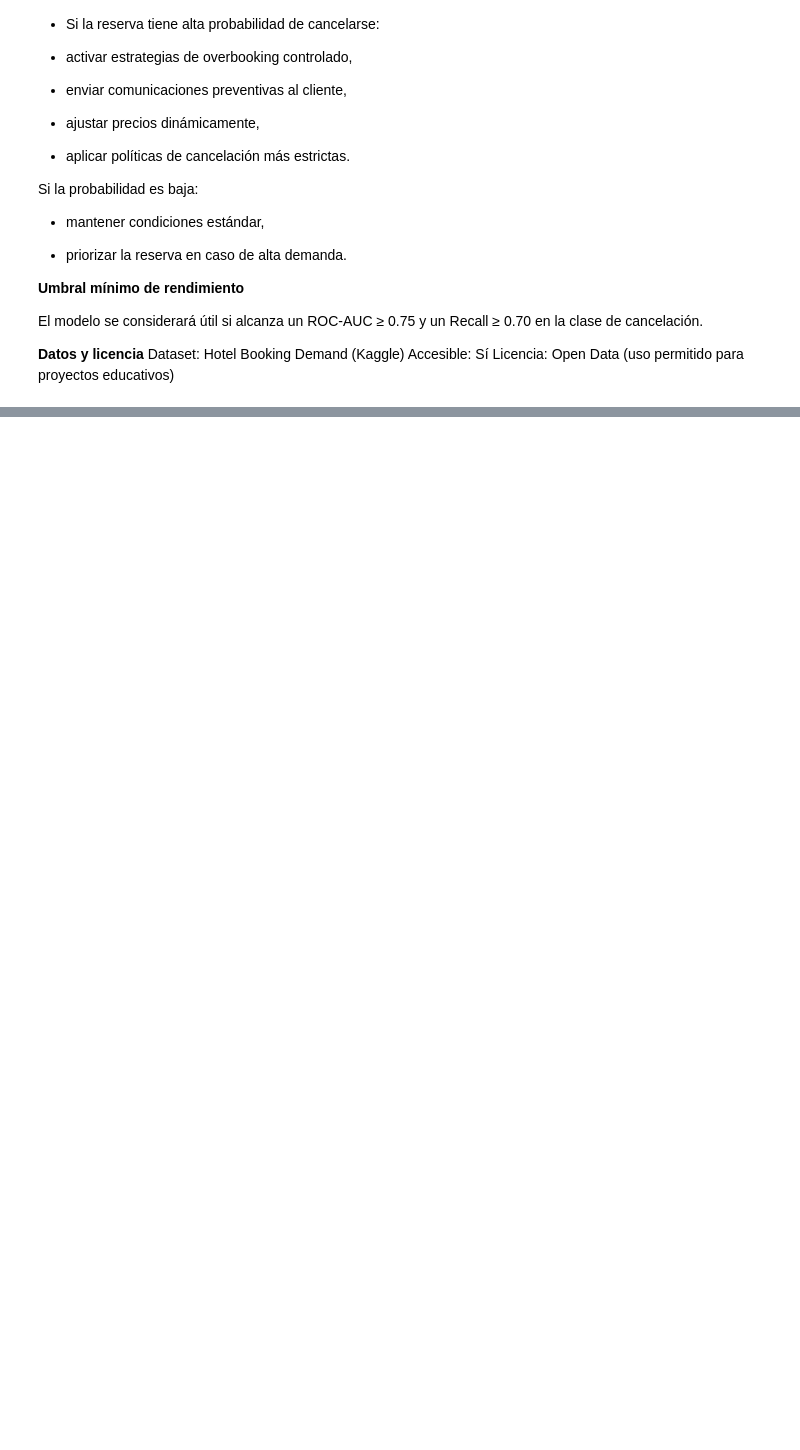
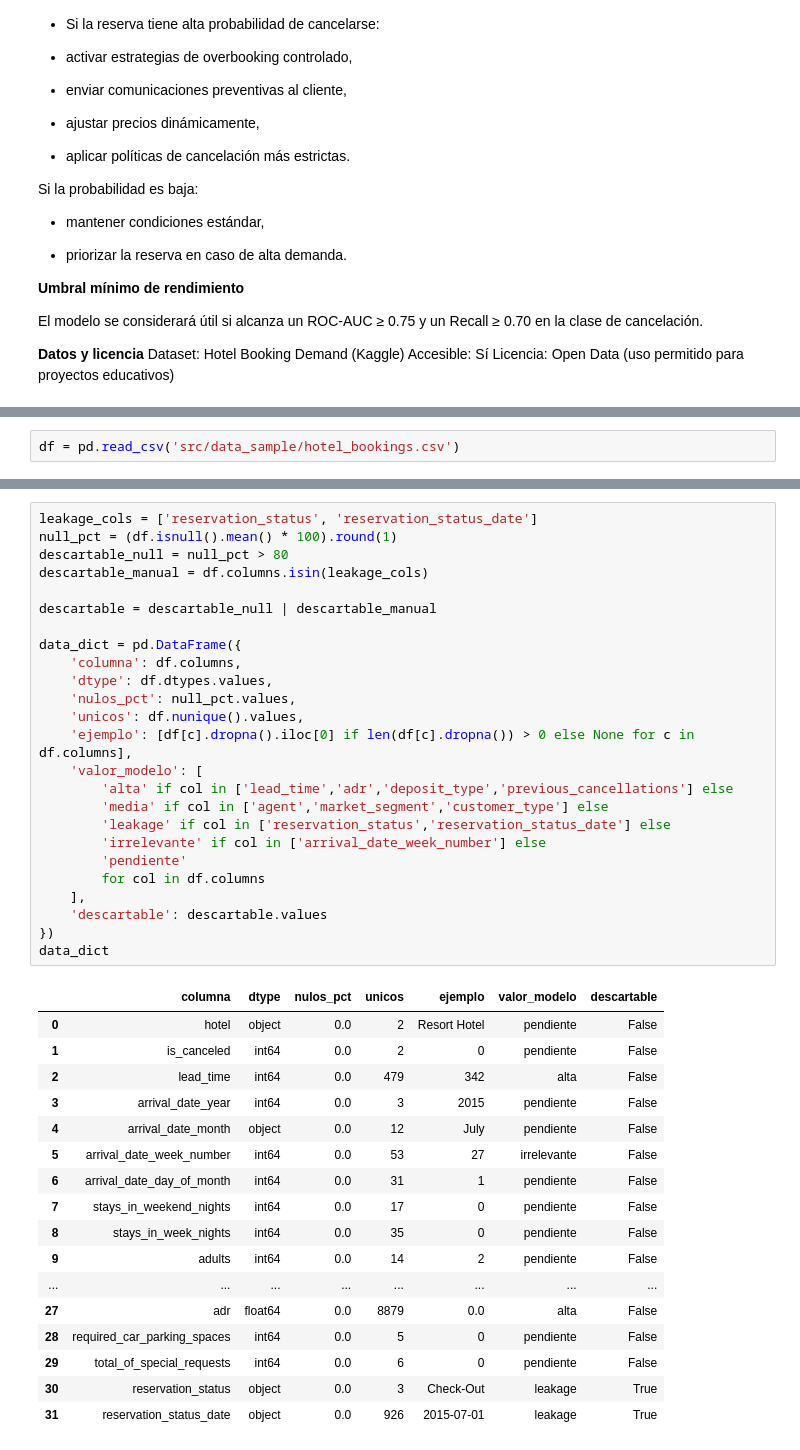
Before and after one commit to mrguezrodriguez/ML_hotel_bookings, a Jupyter notebook: main.ipynb, the cells around one changed output, grey strips where cells are left out. Cells and saved outputs as stored; diff of their text form; blank space fills up the shorter version.

```diff
--- a/main.ipynb
+++ b/main.ipynb
@@ -65,0 +73,2 @@ Licencia: Open Data (uso permitido para proyectos educativos)
+# %%
+df = pd.read_csv('src/data_sample/hotel_bookings.csv')
@@ -65,0 +178,43 @@ Licencia: Open Data (uso permitido para proyectos educativos)
+# %%
+leakage_cols = ['reservation_status', 'reservation_status_date']
+null_pct = (df.isnull().mean() * 100).round(1)
+descartable_null = null_pct > 80
+descartable_manual = df.columns.isin(leakage_cols)
+
+descartable = descartable_null | descartable_manual
+
+data_dict = pd.DataFrame({
+    'columna': df.columns,
+    'dtype': df.dtypes.values,
+    'nulos_pct': null_pct.values,
+    'unicos': df.nunique().values,
+    'ejemplo': [df[c].dropna().iloc[0] if len(df[c].dropna()) > 0 else None for c in df.columns],
+    'valor_modelo': [
+        'alta' if col in ['lead_time','adr','deposit_type','previous_cancellations'] else
+        'media' if col in ['agent','market_segment','customer_type'] else
+        'leakage' if col in ['reservation_status','reservation_status_date'] else
+        'irrelevante' if col in ['arrival_date_week_number'] else
+        'pendiente'
+        for col in df.columns
+    ],
+    'descartable': descartable.values
+})
+data_dict
+# %% [output]
+|  | columna | dtype | nulos_pct | unicos | ejemplo | valor_modelo | descartable |
+| 0 | hotel | object | 0.0 | 2 | Resort Hotel | pendiente | False |
+| 1 | is_canceled | int64 | 0.0 | 2 | 0 | pendiente | False |
+| 2 | lead_time | int64 | 0.0 | 479 | 342 | alta | False |
+| 3 | arrival_date_year | int64 | 0.0 | 3 | 2015 | pendiente | False |
+| 4 | arrival_date_month | object | 0.0 | 12 | July | pendiente | False |
+| 5 | arrival_date_week_number | int64 | 0.0 | 53 | 27 | irrelevante | False |
+| 6 | arrival_date_day_of_month | int64 | 0.0 | 31 | 1 | pendiente | False |
+| 7 | stays_in_weekend_nights | int64 | 0.0 | 17 | 0 | pendiente | False |
+| 8 | stays_in_week_nights | int64 | 0.0 | 35 | 0 | pendiente | False |
+| 9 | adults | int64 | 0.0 | 14 | 2 | pendiente | False |
+| ... | ... | ... | ... | ... | ... | ... | ... |
+| 27 | adr | float64 | 0.0 | 8879 | 0.0 | alta | False |
+| 28 | required_car_parking_spaces | int64 | 0.0 | 5 | 0 | pendiente | False |
+| 29 | total_of_special_requests | int64 | 0.0 | 6 | 0 | pendiente | False |
+| 30 | reservation_status | object | 0.0 | 3 | Check-Out | leakage | True |
+| 31 | reservation_status_date | object | 0.0 | 926 | 2015-07-01 | leakage | True |
```
Also changed, not shown: parts of 13 cells of this notebook.
